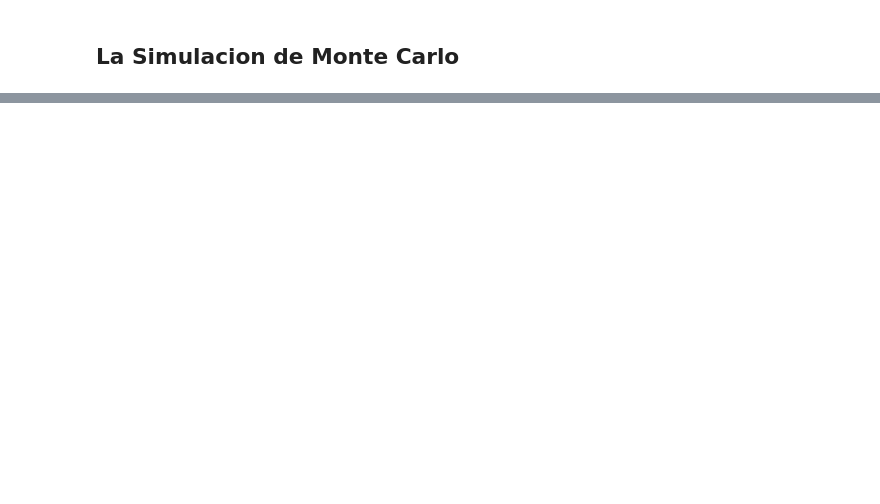
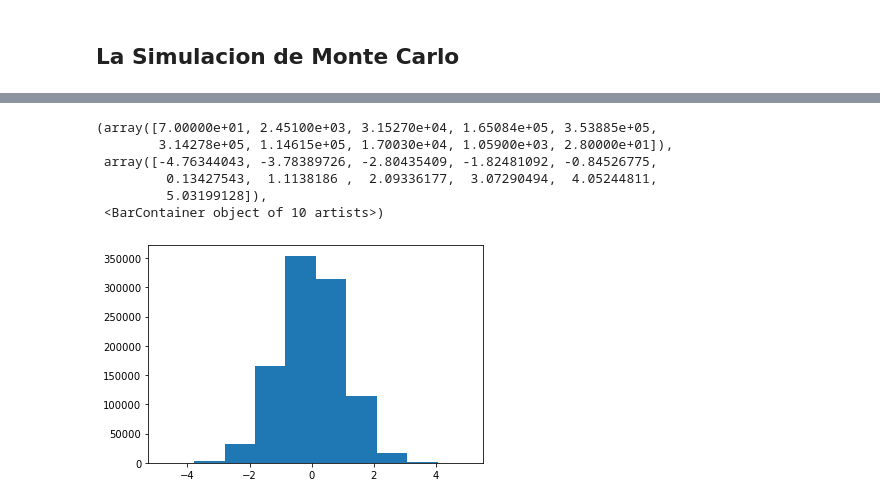
Before and after one commit to santiagoprado12/cursoMLpython, a Jupyter notebook: Distribuciones_de_probabilidad.ipynb, the cells around one changed output, grey strips where cells are left out. Cells and saved outputs as stored; diff of their text form; code cells hidden in the pictures; blank space fills up the shorter version.

```diff
--- a/Distribuciones_de_probabilidad.ipynb
+++ b/Distribuciones_de_probabilidad.ipynb
@@ -105,0 +111,9 @@ plt.plot(pi_value_list)
+# %%
+n=1000000
+data=pd.DataFrame(
+    {
+        'A':np.random.randn(n),
+        'B':1.5+2.5*np.random.randn(n),
+        'C':np.random.uniform(5,32,n)
+    }
+)
@@ -105,0 +132,10 @@ plt.plot(pi_value_list)
+# %%
+plt.hist(data["A"])
+# %% [output]
+(array([7.00000e+01, 2.45100e+03, 3.15270e+04, 1.65084e+05, 3.53885e+05,
+        3.14278e+05, 1.14615e+05, 1.70030e+04, 1.05900e+03, 2.80000e+01]),
+ array([-4.76344043, -3.78389726, -2.80435409, -1.82481092, -0.84526775,
+         0.13427543,  1.1138186 ,  2.09336177,  3.07290494,  4.05244811,
+         5.03199128]),
+ <BarContainer object of 10 artists>)
+[figure, added]
```
Also changed, not shown: parts of 20 cells of this notebook.
